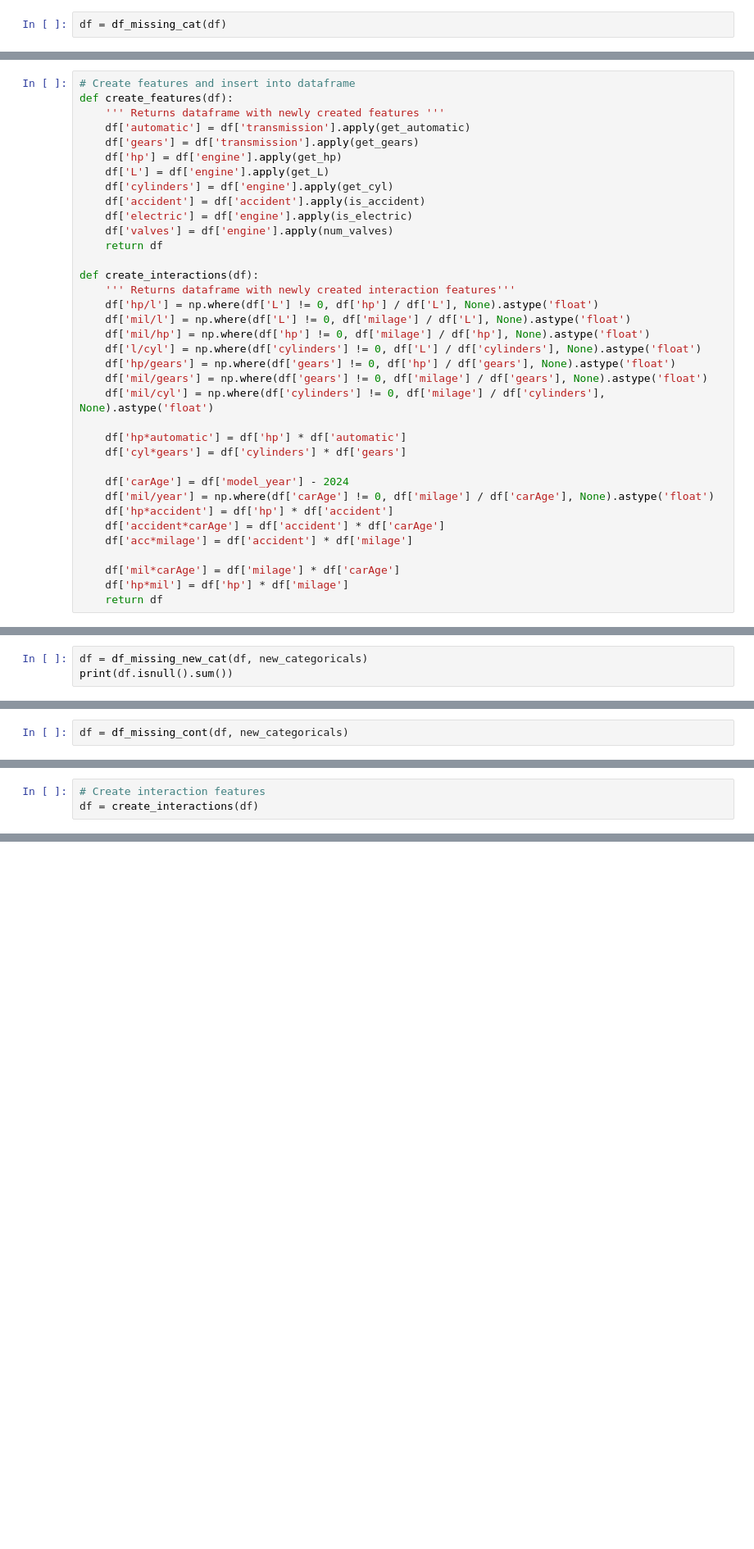
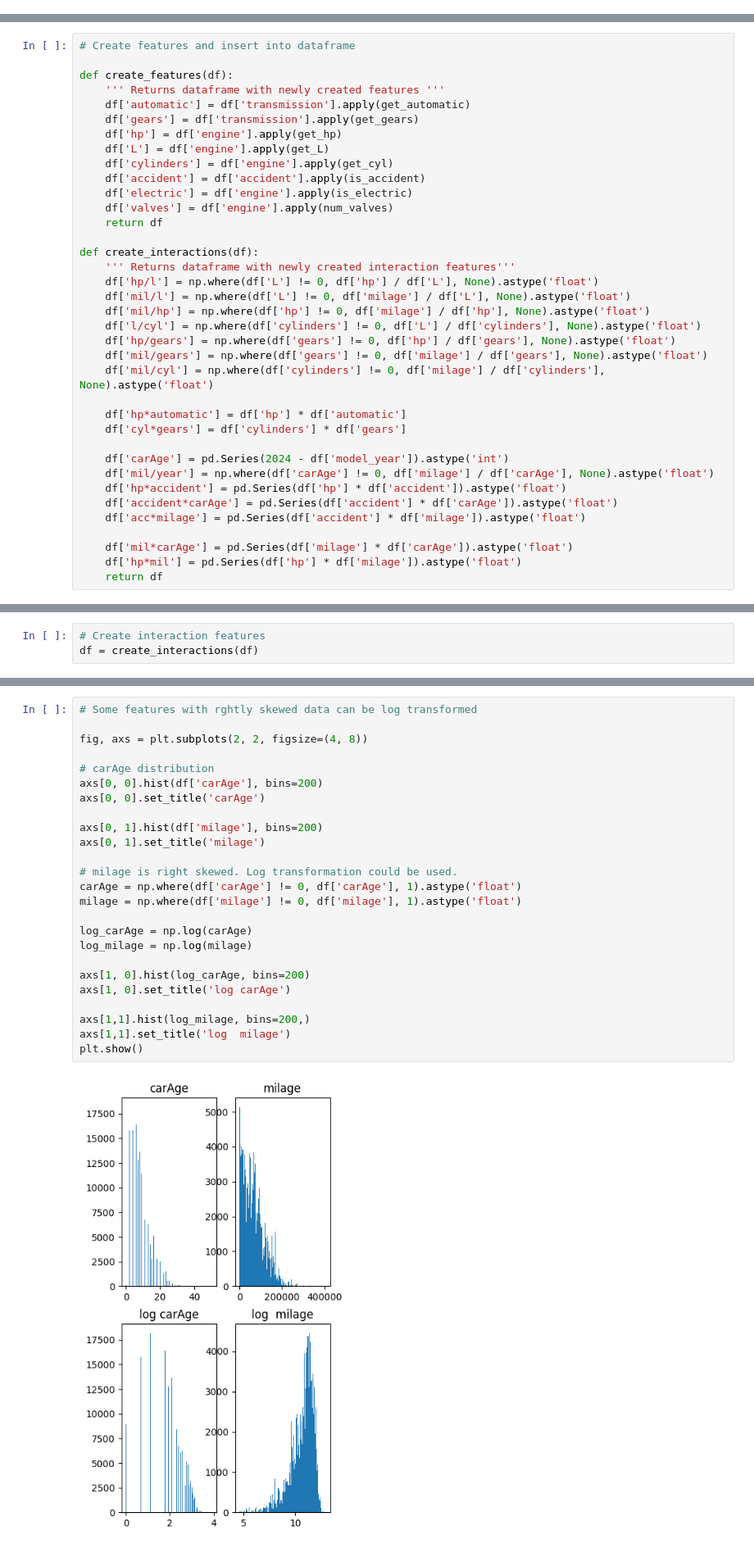
Before and after one commit to omkar-thite/used_car_regression_kaggle, a Jupyter notebook: used_car_regression.ipynb, the cells around one changed output, grey strips where cells are left out. Shown at 82% size. Drawn from its saved outputs; the diff is of its cells as text; blank space fills up the shorter version.

```diff
--- a/used_car_regression.ipynb
+++ b/used_car_regression.ipynb
@@ -70,2 +61,0 @@ def df_missing_cat(df):
-# %%
-df = df_missing_cat(df)
@@ -149,6 +210,7 @@ def is_accident(accident):
 Functions to extract featurs
 # %%
 # Create features and insert into dataframe
+
 def create_features(df):
     ''' Returns dataframe with newly created features '''
     df['automatic'] = df['transmission'].apply(get_automatic)
@@ -174,14 +236,14 @@ def create_interactions(df):
     df['hp*automatic'] = df['hp'] * df['automatic']
     df['cyl*gears'] = df['cylinders'] * df['gears']
 
-    df['carAge'] = df['model_year'] - 2024
+    df['carAge'] = pd.Series(2024 - df['model_year']).astype('int')
     df['mil/year'] = np.where(df['carAge'] != 0, df['milage'] / df['carAge'], None).astype('float')
-    df['hp*accident'] = df['hp'] * df['accident']
-    df['accident*carAge'] = df['accident'] * df['carAge']
-    df['acc*milage'] = df['accident'] * df['milage']
+    df['hp*accident'] = pd.Series(df['hp'] * df['accident']).astype('float')
+    df['accident*carAge'] = pd.Series(df['accident'] * df['carAge']).astype('float')
+    df['acc*milage'] = pd.Series(df['accident'] * df['milage']).astype('float')
 
-    df['mil*carAge'] = df['milage'] * df['carAge']
-    df['hp*mil'] = df['hp'] * df['milage']
+    df['mil*carAge'] = pd.Series(df['milage'] * df['carAge']).astype('float')
+    df['hp*mil'] = pd.Series(df['hp'] * df['milage']).astype('float')
     return df
 # %%
 df = create_features(df)
@@ -243,3 +277,0 @@ def df_missing_new_cat(df, new_categoricals):
-# %%
-df = df_missing_new_cat(df, new_categoricals)
-print(df.isnull().sum())
@@ -274,2 +277,0 @@ def df_missing_cont(df, new_categoricals):
-# %%
-df = df_missing_cont(df, new_categoricals)
@@ -315,3 +308,30 @@ plt.show()
+# %%
+# Some features with rghtly skewed data can be log transformed
+
+fig, axs = plt.subplots(2, 2, figsize=(4, 8))
+
+# carAge distribution
+axs[0, 0].hist(df['carAge'], bins=200)
+axs[0, 0].set_title('carAge')
+
+axs[0, 1].hist(df['milage'], bins=200)
+axs[0, 1].set_title('milage')
+
+# milage is right skewed. Log transformation could be used.
+carAge = np.where(df['carAge'] != 0, df['carAge'], 1).astype('float')
+milage = np.where(df['milage'] != 0, df['milage'], 1).astype('float')
+
+log_carAge = np.log(carAge)
+log_milage = np.log(milage)
+
+axs[1, 0].hist(log_carAge, bins=200)
+axs[1, 0].set_title('log carAge')
+
+axs[1,1].hist(log_milage, bins=200,)
+axs[1,1].set_title('log  milage')
+plt.show()
+# %% [output]
+[figure, added]
 # %%
 # Add binning to milage and categorize ordinally
 
```
Also changed, not shown: parts of 73 cells of this notebook.
